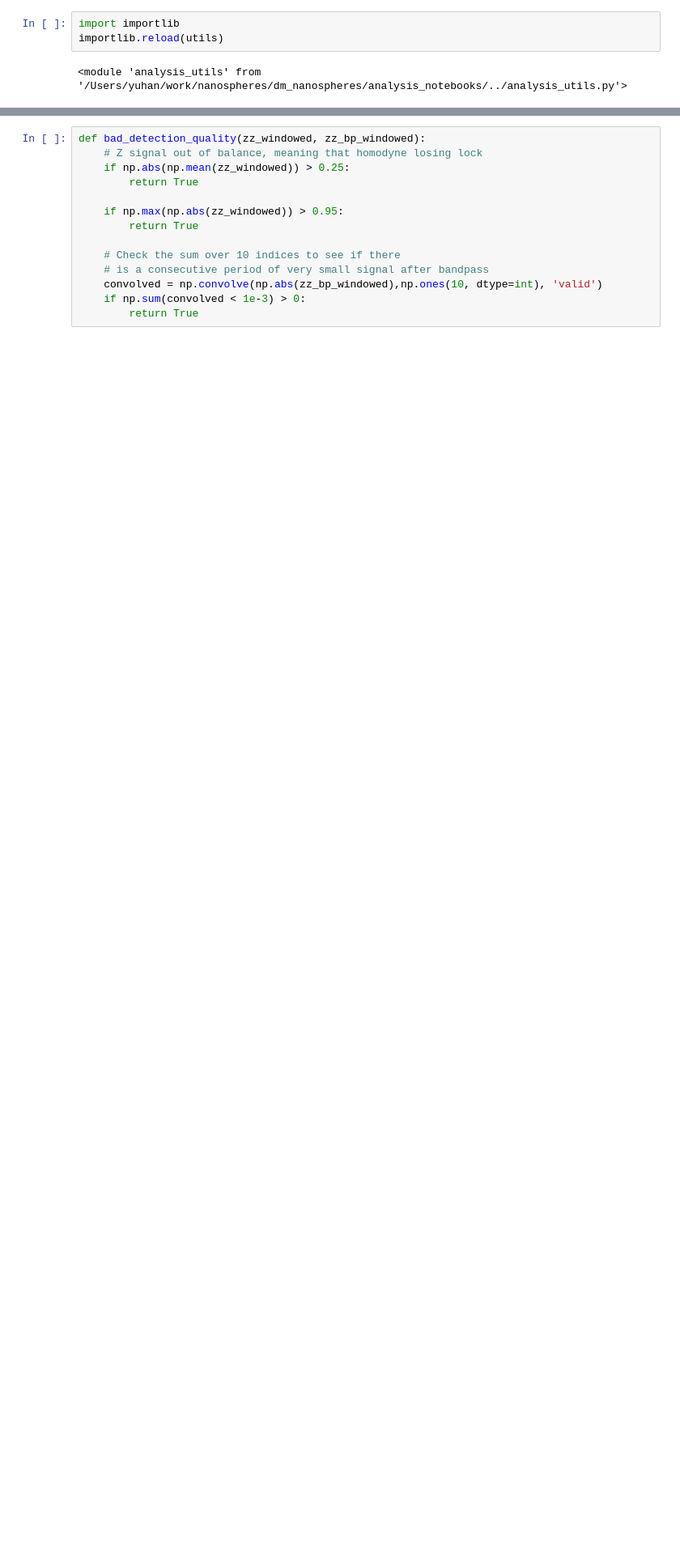
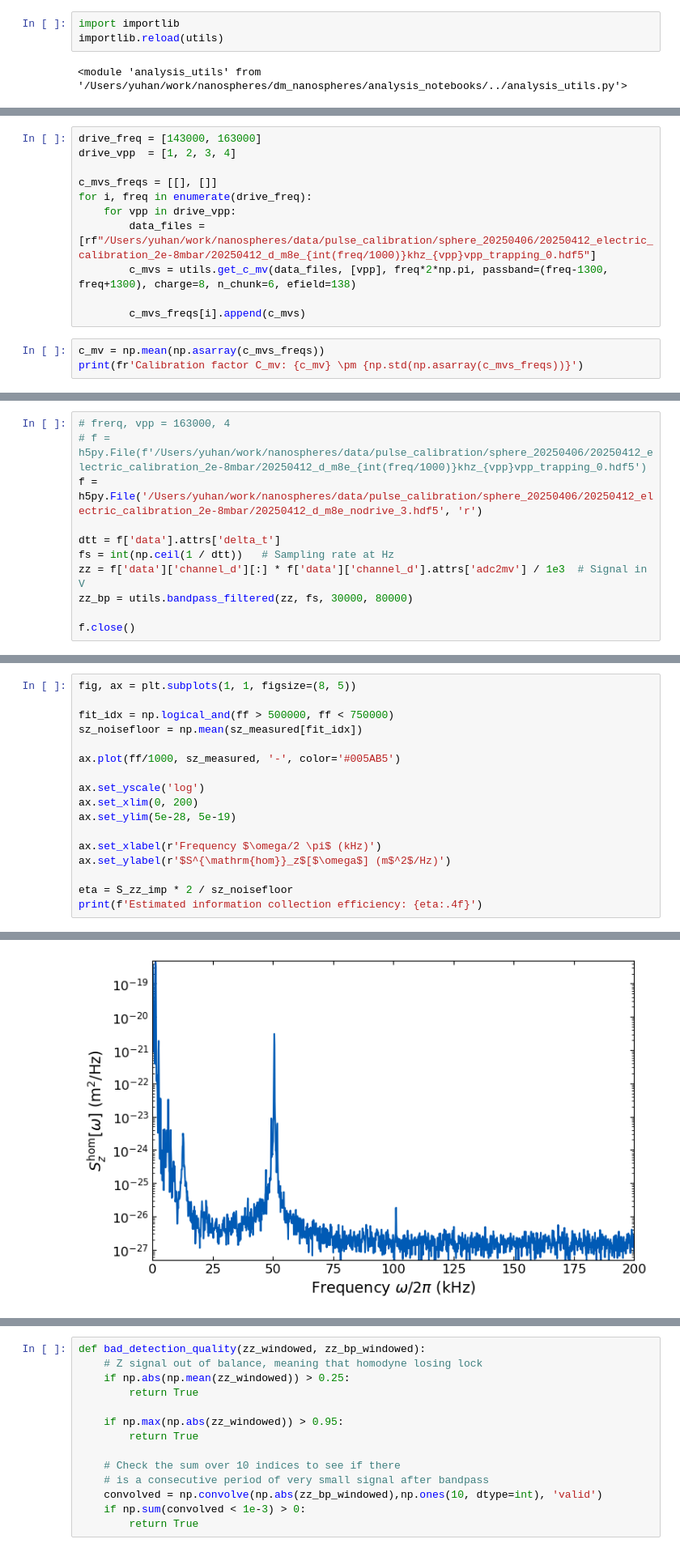
Before and after one commit to yuhants/dm_nanospheres, a Jupyter notebook: analysis_notebooks/sphere_combined_noise_budget.ipynb, the cells around one changed output, grey strips where cells are left out. Shown at 81% size. Saved outputs shown, nothing was run; the diff lists cells and outputs as text; blank space fills up the shorter version.

```diff
--- a/analysis_notebooks/sphere_combined_noise_budget.ipynb
+++ b/analysis_notebooks/sphere_combined_noise_budget.ipynb
@@ -67,0 +49,14 @@ hbar = 1.054571817e-34
+# %%
+drive_freq = [143000, 163000]
+drive_vpp  = [1, 2, 3, 4]
+
+c_mvs_freqs = [[], []]
+for i, freq in enumerate(drive_freq):
+    for vpp in drive_vpp:
+        data_files = [rf"/Users/yuhan/work/nanospheres/data/pulse_calibration/sphere_20250406/20250412_electric_calibration_2e-8mbar/20250412_d_m8e_{int(freq/1000)}khz_{vpp}vpp_trapping_0.hdf5"]
+        c_mvs = utils.get_c_mv(data_files, [vpp], freq*2*np.pi, passband=(freq-1300, freq+1300), charge=8, n_chunk=6, efield=138)
+
+        c_mvs_freqs[i].append(c_mvs)
+# %%
+c_mv = np.mean(np.asarray(c_mvs_freqs))
+print(fr'Calibration factor C_mv: {c_mv} \pm {np.std(np.asarray(c_mvs_freqs))}')
@@ -67,0 +121,11 @@ hbar = 1.054571817e-34
+# %%
+# frerq, vpp = 163000, 4
+# f = h5py.File(f'/Users/yuhan/work/nanospheres/data/pulse_calibration/sphere_20250406/20250412_electric_calibration_2e-8mbar/20250412_d_m8e_{int(freq/1000)}khz_{vpp}vpp_trapping_0.hdf5')
+f = h5py.File('/Users/yuhan/work/nanospheres/data/pulse_calibration/sphere_20250406/20250412_electric_calibration_2e-8mbar/20250412_d_m8e_nodrive_3.hdf5', 'r')
+
+dtt = f['data'].attrs['delta_t']
+fs = int(np.ceil(1 / dtt))   # Sampling rate at Hz
+zz = f['data']['channel_d'][:] * f['data']['channel_d'].attrs['adc2mv'] / 1e3  # Signal in V
+zz_bp = utils.bandpass_filtered(zz, fs, 30000, 80000)
+
+f.close()
@@ -67,0 +181,18 @@ hbar = 1.054571817e-34
+# %%
+fig, ax = plt.subplots(1, 1, figsize=(8, 5))
+
+fit_idx = np.logical_and(ff > 500000, ff < 750000)
+sz_noisefloor = np.mean(sz_measured[fit_idx])
+
+ax.plot(ff/1000, sz_measured, '-', color='#005AB5')
+
+ax.set_yscale('log')
+ax.set_xlim(0, 200)
+ax.set_ylim(5e-28, 5e-19)
+
+ax.set_xlabel(r'Frequency $\omega/2 \pi$ (kHz)')
+ax.set_ylabel(r'$S^{\mathrm{hom}}_z$[$\omega$] (m$^2$/Hz)')
+
+eta = S_zz_imp * 2 / sz_noisefloor
+print(f'Estimated information collection efficiency: {eta:.4f}')
+# %% [output]
@@ -67,0 +200 @@ hbar = 1.054571817e-34
+[figure, added]
```
Also changed, not shown: parts of 28 cells of this notebook, 11 other files.
